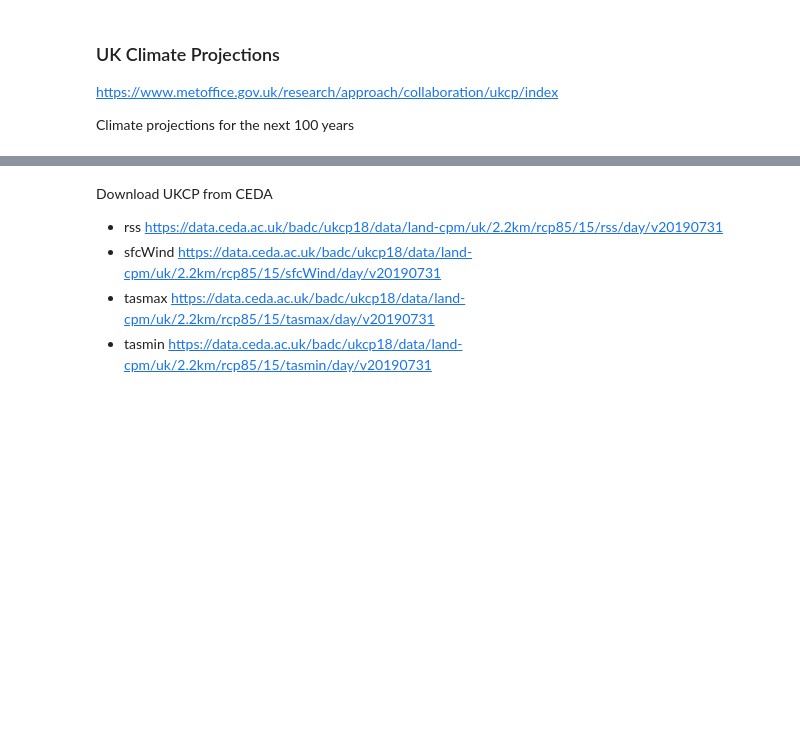
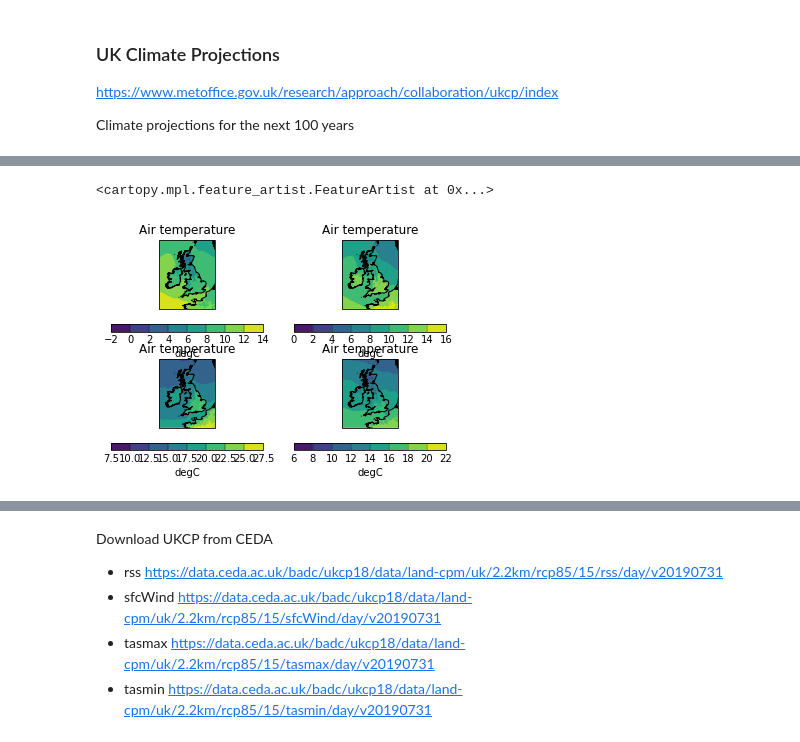
Before and after one commit to informatics-lab/UsingClimateData, a Jupyter notebook: 01_introduction_to_climate_change.ipynb, the cells around one changed output, grey strips where cells are left out. Cells and saved outputs as stored; diff of their text form; code cells hidden in the pictures; blank space fills up the shorter version.

Commit message:
Added example of loading UKCP data.

```diff
--- a/01_introduction_to_climate_change.ipynb
+++ b/01_introduction_to_climate_change.ipynb
@@ -48,0 +81,4 @@ Climate projections for the next 100 years
+# %%
+fname1 = f'{selected_var}_{scenario}_{data_category}_{selected_area}_{res}_{ensemble_member:02d}_{freq}_{start_date_str}-{end_date_str}.{format_ext}'
+data_path1 = pathlib.Path(root_dir) / f'{ensemble_member:02d}' / selected_var / 'day' / data_version / fname1
+data_path1
@@ -48,0 +87,3 @@ Climate projections for the next 100 years
+# %%
+temp_cube_2020_01 = iris.load_cube(str(data_path1))
+temp_cube_2020_01
@@ -48,0 +107,5 @@ Climate projections for the next 100 years
+# %%
+iris.coord_categorisation.add_season(temp_cube_2020_01, 'time', name='clim_season')
+# %%
+temp_seasonal_means = temp_cube_2020_01.aggregated_by(['clim_season'], iris.analysis.MEAN)
+[i1 for i1 in temp_seasonal_means.coord('time').cells()]
@@ -48,0 +117,16 @@ Climate projections for the next 100 years
+# %%
+matplotlib.pyplot.subplot(2,2,1)
+iris.quickplot.contourf(temp_seasonal_means[0,0,:,:])
+matplotlib.pyplot.gca().coastlines()
+matplotlib.pyplot.subplot(2,2,2)
+iris.quickplot.contourf(temp_seasonal_means[0,1,:,:])
+matplotlib.pyplot.gca().coastlines()
+matplotlib.pyplot.subplot(2,2,3)
+iris.quickplot.contourf(temp_seasonal_means[0,2,:,:])
+matplotlib.pyplot.gca().coastlines()
+matplotlib.pyplot.subplot(2,2,4)
+iris.quickplot.contourf(temp_seasonal_means[0,3,:,:])
+matplotlib.pyplot.gca().coastlines()
+# %% [output]
+<cartopy.mpl.feature_artist.FeatureArtist at 0x...>
+[figure, added]
```
Also changed, not shown: parts of 11 cells of this notebook.
